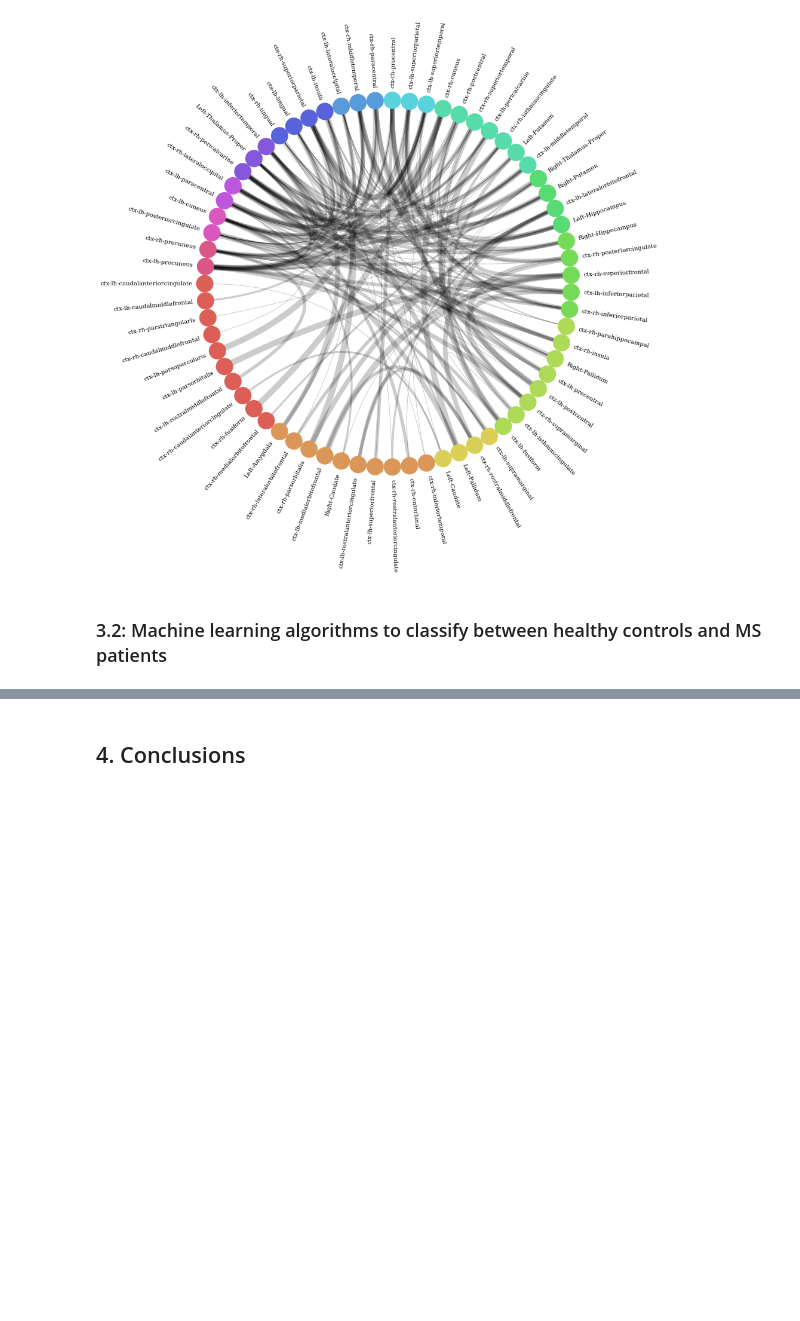
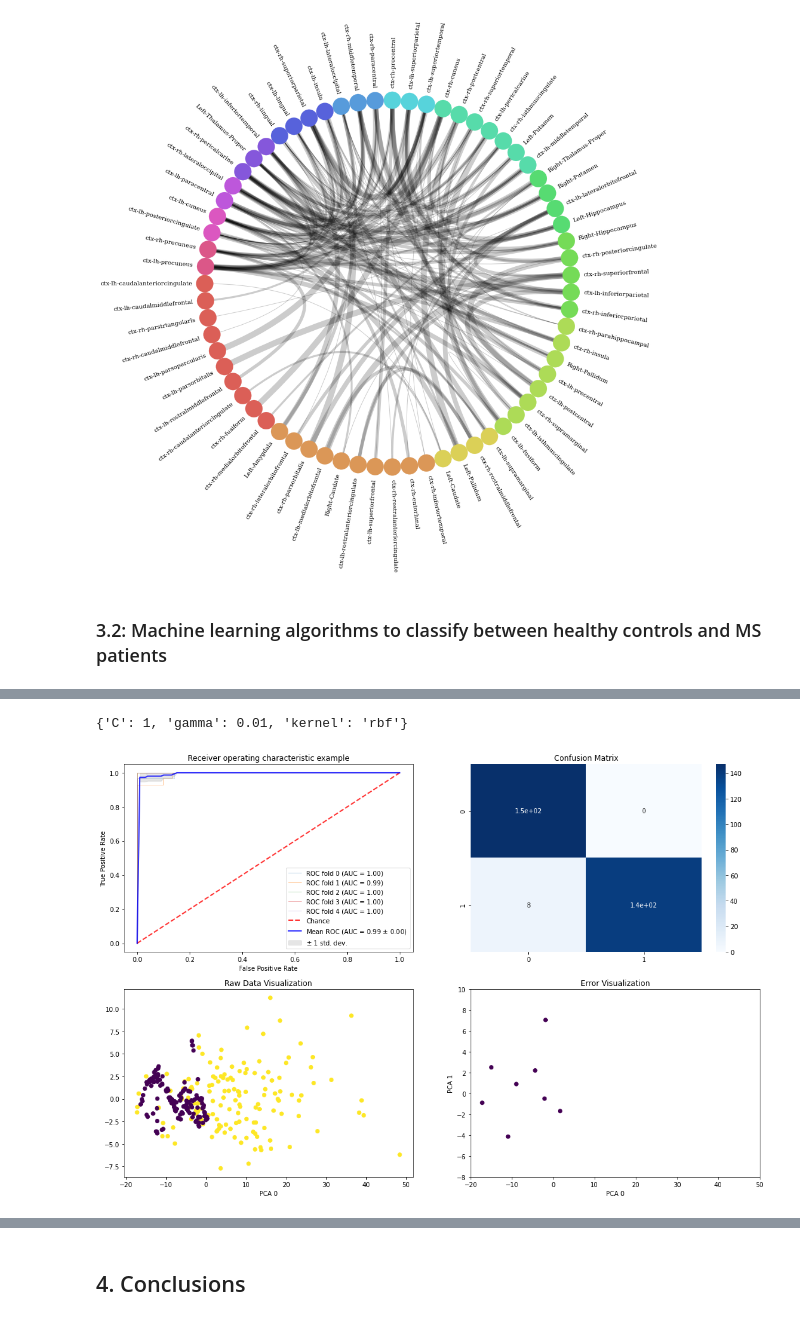
Before and after one commit to FrancescVP/Capstone_Project, a Jupyter notebook: TFM_final.ipynb, the cells around one changed output, grey strips where cells are left out. Saved outputs shown, nothing was run; the diff lists cells and outputs as text; code cells hidden in the pictures; blank space fills up the shorter version.

Commit message:
model section

```diff
--- a/TFM_final.ipynb
+++ b/TFM_final.ipynb
@@ -640,0 +714,25 @@ f1_score(pred, y_valid)
+# %%
+from sklearn.svm import SVC
+from sklearn.model_selection import GridSearchCV
+
+sc = StandardScaler()
+X_std = sc.fit_transform(X)
+# Set the parameters by cross-validation
+tuned_parameters = [{'kernel': ['rbf', 'linear', 'poly', 'sigmoid'],
+                     'gamma': [1e-3, 1e-4, 1e-2, 1e-5],
+                     'C': [0.1, 1, 10, 100, 500, 1000, 3000]}]
+
+clf = GridSearchCV(
+        SVC(random_state=42), tuned_parameters, scoring='f1', cv=5)
+
+clf.fit(X_std, y)
+print(clf.best_params_)
+# %% [output]
+{'C': 1, 'gamma': 0.01, 'kernel': 'rbf'}
+# %%
+from sklearn.svm import SVC
+
+X_std = pd.DataFrame(X_std, columns=X.columns)
+e = evaluation(X_std, y, SVC(kernel="rbf", C=1, gamma=0.01))
+# %% [output]
+[figure, added]
```
Also changed, not shown: parts of 41 cells of this notebook, 1 other file.
